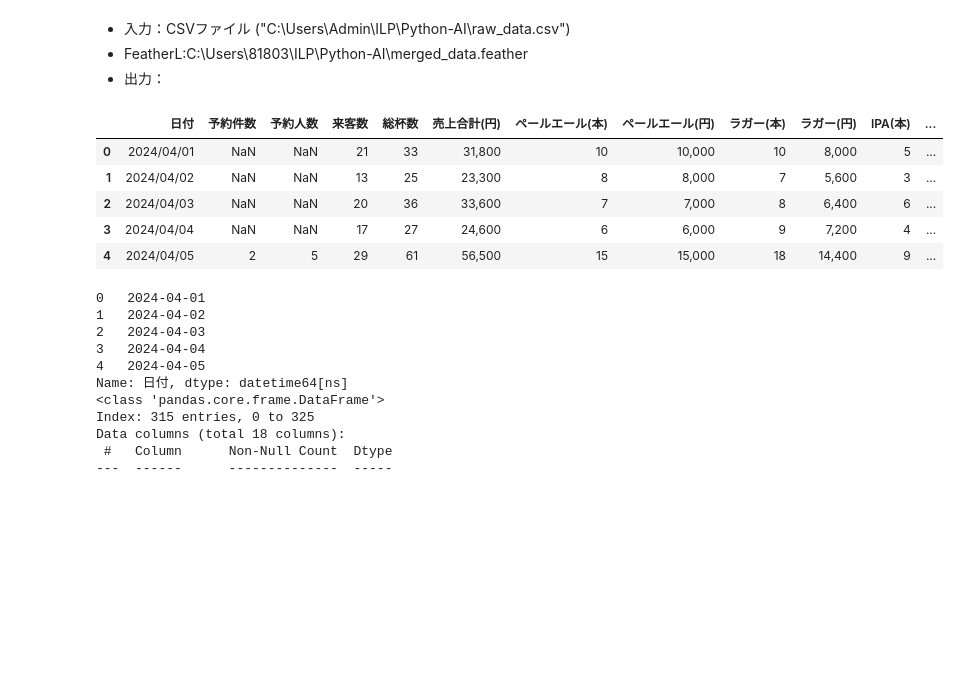
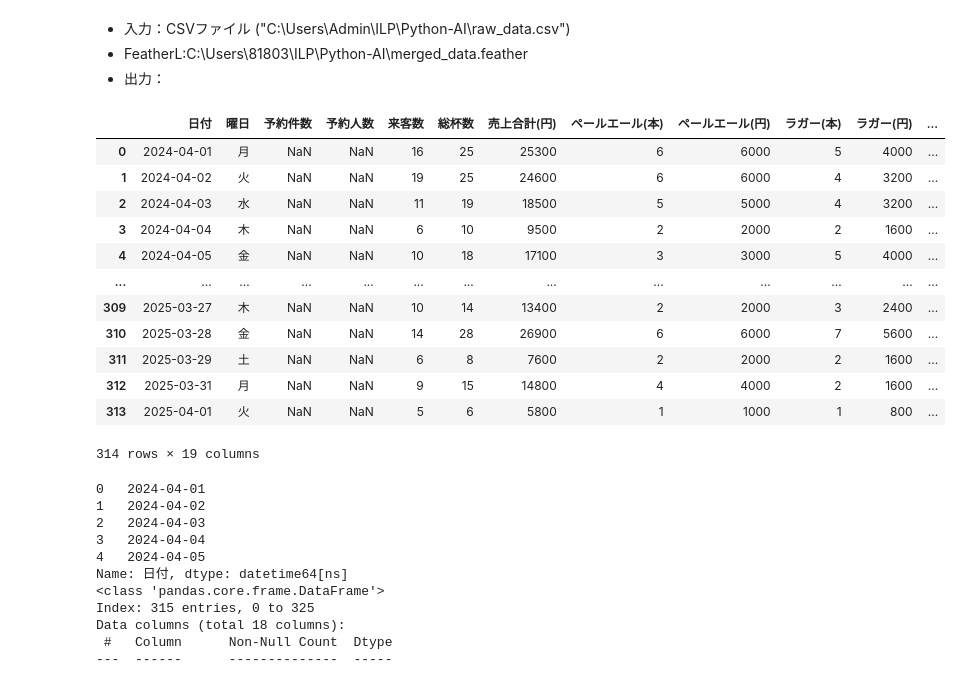
Before and after one commit to AICloud-TeamE/Python-AI, a Jupyter notebook: data_pipeline.ipynb, the cells around one changed output. Drawn from its saved outputs; the diff is of its cells as text; code cells hidden in the pictures; blank space fills up the shorter version.

```diff
--- a/data_pipeline.ipynb
+++ b/data_pipeline.ipynb
@@ -11,15 +11,24 @@ import numpy as np
 import pyarrow.feather as feather
 from sklearn.preprocessing import LabelEncoder
 # %%
-df = pd.read_csv('./data/raw_data.csv',encoding='utf-8')
-df.head()
+df = pd.read_csv('newrawdata.csv',encoding='utf-8')
+df['日付'] = pd.to_datetime(df['日付'], infer_datetime_format=True)
+
+df
 # %% [output]
-|  | 日付 | 予約件数 | 予約人数 | 来客数 | 総杯数 | 売上合計(円) | ペールエール(本) | ペールエール(円) | ラガー(本) | ラガー(円) | IPA(本) | ... |
-| 0 | 2024/04/01 | NaN | NaN | 21 | 33 | 31,800 | 10 | 10,000 | 10 | 8,000 | 5 | ... |
-| 1 | 2024/04/02 | NaN | NaN | 13 | 25 | 23,300 | 8 | 8,000 | 7 | 5,600 | 3 | ... |
-| 2 | 2024/04/03 | NaN | NaN | 20 | 36 | 33,600 | 7 | 7,000 | 8 | 6,400 | 6 | ... |
-| 3 | 2024/04/04 | NaN | NaN | 17 | 27 | 24,600 | 6 | 6,000 | 9 | 7,200 | 4 | ... |
-| 4 | 2024/04/05 | 2 | 5 | 29 | 61 | 56,500 | 15 | 15,000 | 18 | 14,400 | 9 | ... |
+|  | 日付 | 曜日 | 予約件数 | 予約人数 | 来客数 | 総杯数 | 売上合計(円) | ペールエール(本) | ペールエール(円) | ラガー(本) | ラガー(円) | ... |
+| 0 | 2024-04-01 | 月 | NaN | NaN | 16 | 25 | 25300 | 6 | 6000 | 5 | 4000 | ... |
+| 1 | 2024-04-02 | 火 | NaN | NaN | 19 | 25 | 24600 | 6 | 6000 | 4 | 3200 | ... |
+| 2 | 2024-04-03 | 水 | NaN | NaN | 11 | 19 | 18500 | 5 | 5000 | 4 | 3200 | ... |
+| 3 | 2024-04-04 | 木 | NaN | NaN | 6 | 10 | 9500 | 2 | 2000 | 2 | 1600 | ... |
+| 4 | 2024-04-05 | 金 | NaN | NaN | 10 | 18 | 17100 | 3 | 3000 | 5 | 4000 | ... |
+| ... | ... | ... | ... | ... | ... | ... | ... | ... | ... | ... | ... | ... |
+| 309 | 2025-03-27 | 木 | NaN | NaN | 10 | 14 | 13400 | 2 | 2000 | 3 | 2400 | ... |
+| 310 | 2025-03-28 | 金 | NaN | NaN | 14 | 28 | 26900 | 6 | 6000 | 7 | 5600 | ... |
+| 311 | 2025-03-29 | 土 | NaN | NaN | 6 | 8 | 7600 | 2 | 2000 | 2 | 1600 | ... |
+| 312 | 2025-03-31 | 月 | NaN | NaN | 9 | 15 | 14800 | 4 | 4000 | 2 | 1600 | ... |
+| 313 | 2025-04-01 | 火 | NaN | NaN | 5 | 6 | 5800 | 1 | 1000 | 1 | 800 | ... |
+314 rows × 19 columns
 # %%
 import pandas as pd
 
```
Also changed, not shown: parts of 25 cells of this notebook, 9 other files.
